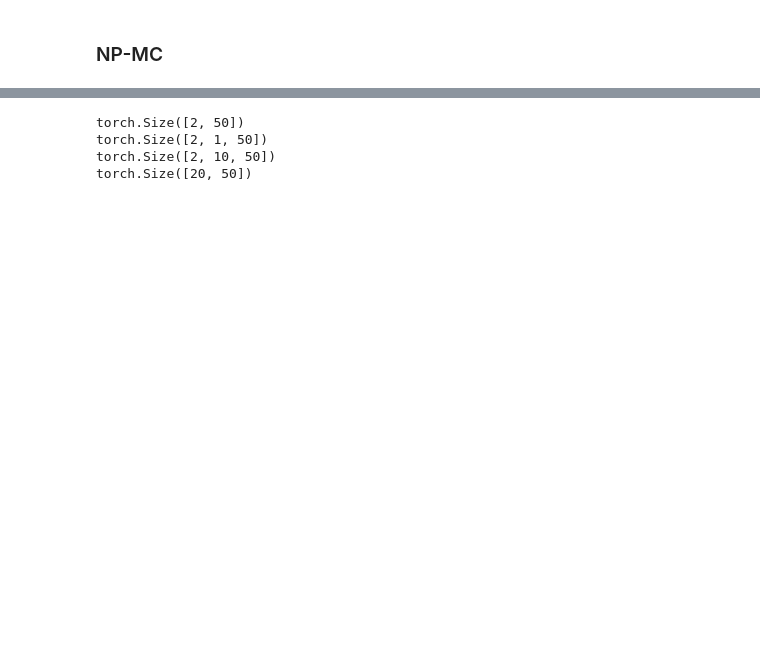
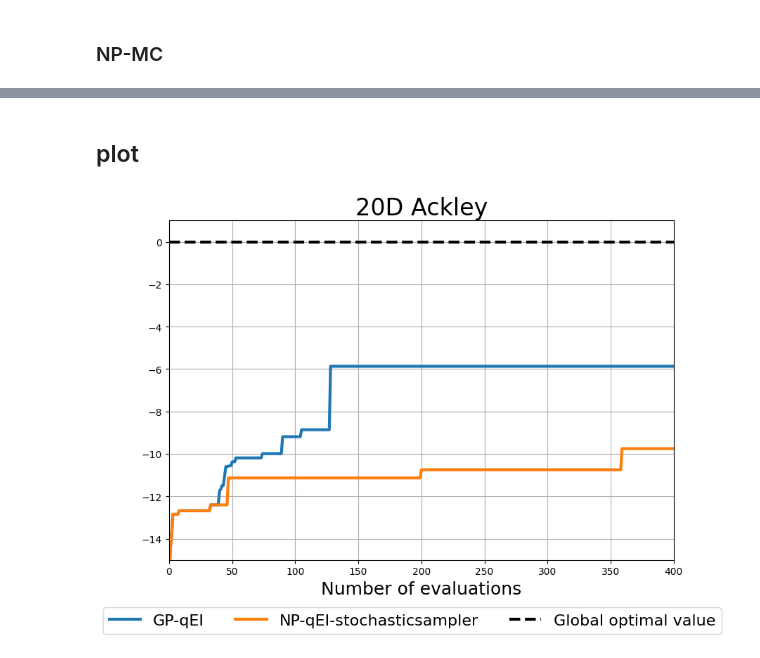
Before and after one commit to PTAEJOOO/botorch_taejoo, a Jupyter notebook: tutorials/NP_ex1.ipynb, the cells around one changed output, grey strips where cells are left out. Cells and saved outputs as stored; diff of their text form; code cells hidden in the pictures; blank space fills up the shorter version.

Commit message:
0214_np_Ackley

```diff
--- a/tutorials/NP_ex1.ipynb
+++ b/tutorials/NP_ex1.ipynb
@@ -347,15 +380,38 @@ RuntimeError: shape '[56, 50]' is invalid for input of size 400
-# %%
-z = torch.randn(2, 50)
-print(z.size())
-num_points = 10
-z = z.unsqueeze(1)
-print(z.size())
-z = z.repeat(1, num_points, 1)
-print(z.size())
-z_flat = z.view(2 * num_points, 50)
-print(z_flat.size())
-# %% [output]
-torch.Size([2, 50])
-torch.Size([2, 1, 50])
-torch.Size([2, 10, 50])
-torch.Size([20, 50])
+# %% [markdown]
+## plot
+# %%
+import matplotlib
+import matplotlib.pyplot as plt
+import numpy as np
+from matplotlib import rc
+
+%matplotlib inline
+
+names = ["GP-qEI", "NP-qEI-stochasticsampler"] # , "EI", "Sobol"
+runs = [Y_ei, Y_np] # , Y_ei, Y_Sobol
+fig, ax = plt.subplots(figsize=(8, 6))
+
+for name, run in zip(names, runs):
+    fx = np.maximum.accumulate(run.cpu())
+    plt.plot(fx, marker="", lw=3)
+
+plt.plot([0, len(Y_ei)], [fun.optimal_value, fun.optimal_value], "k--", lw=3)
+plt.xlabel("Function value", fontsize=18)
+plt.xlabel("Number of evaluations", fontsize=18)
+plt.title("20D Ackley", fontsize=24)
+plt.xlim([0, len(Y_ei)])
+plt.ylim([-15, 1])
+
+plt.grid(True)
+plt.tight_layout()
+plt.legend(
+    names + ["Global optimal value"],
+    loc="lower center",
+    bbox_to_anchor=(0, -0.08, 1, 1),
+    bbox_transform=plt.gcf().transFigure,
+    ncol=4,
+    fontsize=16,
+)
+plt.show()
+# %% [output]
+[figure, added]
```
Also changed, not shown: parts of 3 cells of this notebook, 1 other file.
